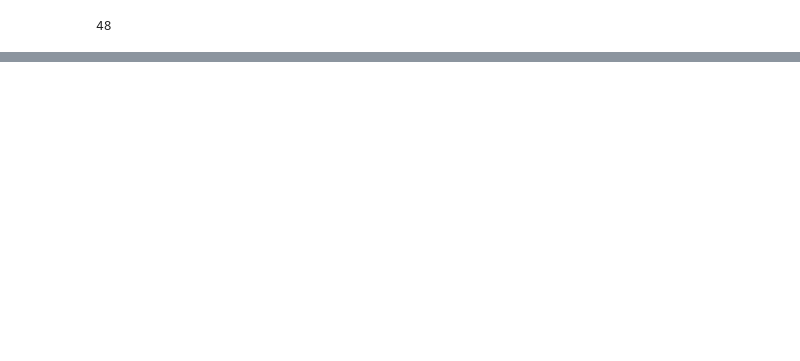
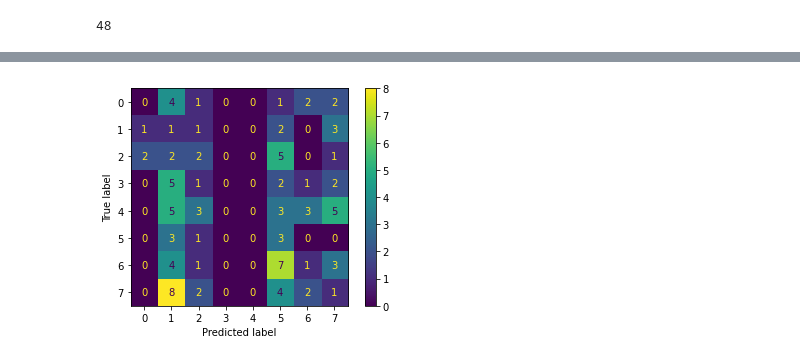
Before and after one commit to jacobo-r/bovine_baseline, a Jupyter notebook: pure-transformer-baseline.ipynb, the cells around one changed output, grey strips where cells are left out. Saved outputs shown, nothing was run; the diff lists cells and outputs as text; code cells hidden in the pictures; blank space fills up the shorter version.

```diff
--- a/pure-transformer-baseline.ipynb
+++ b/pure-transformer-baseline.ipynb
@@ -269,7 +288,7 @@ def run_experiment():
     # Initialize model
     model = create_vivit_classifier(
         tubelet_embedder=TubeletEmbedding(
-            embed_dim=PROJECTION_DIM, patch_size=PATCH_SIZE
+            embed_dim=PROJECTION_DIM, patch_size=PATCH_SIZE, strides=STRIDES
         ),
         positional_encoder=PositionalEncoder(embed_dim=PROJECTION_DIM),
     )
@@ -287,7 +306,7 @@ def run_experiment():
     )
 
     # Train the model.
-    _ = model.fit(trainloader, epochs=EPOCHS, validation_data=validloader)
+    _ = model.fit(trainloader, epochs=EPOCHS)
 
     _, accuracy, top_5_accuracy = model.evaluate(testloader)
     print(f"Test accuracy: {round(accuracy * 100, 2)}%")
@@ -300,6 +357,9 @@ model = run_experiment()
 # %%
 NUM_SAMPLES_VIZ = 25
 testsamples, labels = next(iter(testloader))
+print(testsamples.shape)
+print(labels)
+
 testsamples, labels = testsamples[:NUM_SAMPLES_VIZ], labels[:NUM_SAMPLES_VIZ]
 
 ground_truths = []
@@ -347,8 +407,8 @@ def make_box_for_grid(image_widget, fit):
 boxes = []
 for i in range(NUM_SAMPLES_VIZ):
     ib = ipywidgets.widgets.Image(value=videos[i], width=100, height=100)
-    true_class = info["label"][str(ground_truths[i])]
-    pred_class = info["label"][str(preds[i])]
+    true_class = str(ground_truths[i])
+    pred_class = str(preds[i])
     caption = f"T: {true_class} | P: {pred_class}"
 
     boxes.append(make_box_for_grid(ib, caption))
@@ -358,0 +438,2 @@ ipywidgets.widgets.GridBox(
+# %%
+pred= model.predict(testloader)
@@ -358,0 +446,13 @@ ipywidgets.widgets.GridBox(
+# %%
+ground_truths = []
+preds = []
+videos = []
+for test in testloader:
+    testsamples, labels = next(iter(testloader))
+    for i, (testsample, label) in enumerate(zip(testsamples, labels)):
+        # Get model prediction
+        output = model.predict(tf.expand_dims(testsample, axis=0))[0]
+        pred = np.argmax(output, axis=0)
+
+        ground_truths.append(label.numpy().astype("int"))
+        preds.append(pred)
@@ -358,0 +501,8 @@ ipywidgets.widgets.GridBox(
+# %%
+from sklearn.metrics import confusion_matrix, ConfusionMatrixDisplay
+con_mat = confusion_matrix(test_labels, preds[:100])
+disp = ConfusionMatrixDisplay(confusion_matrix=con_mat)
+disp.plot()
+plt.show()
+# %% [output]
+[figure, added]
```
Also changed, not shown: parts of 20 cells of this notebook, 1 other file.
